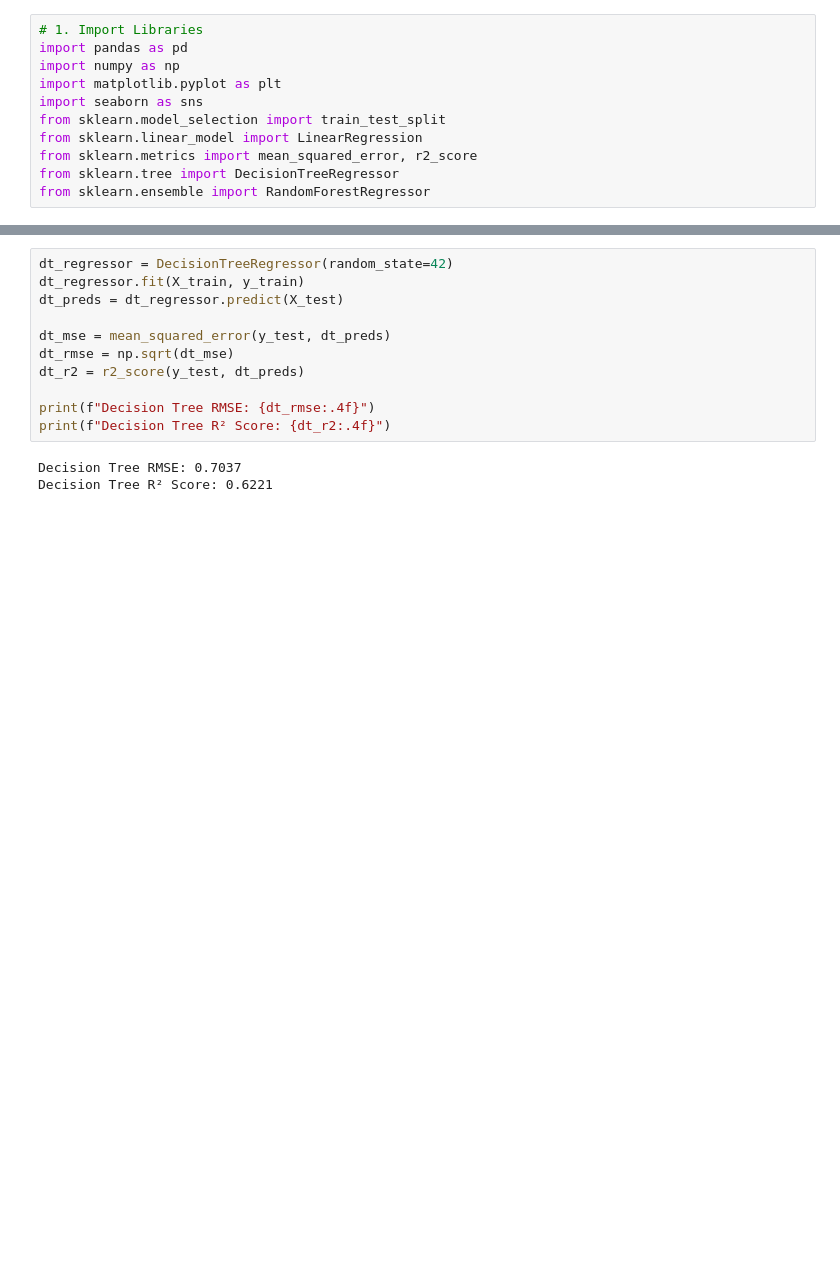
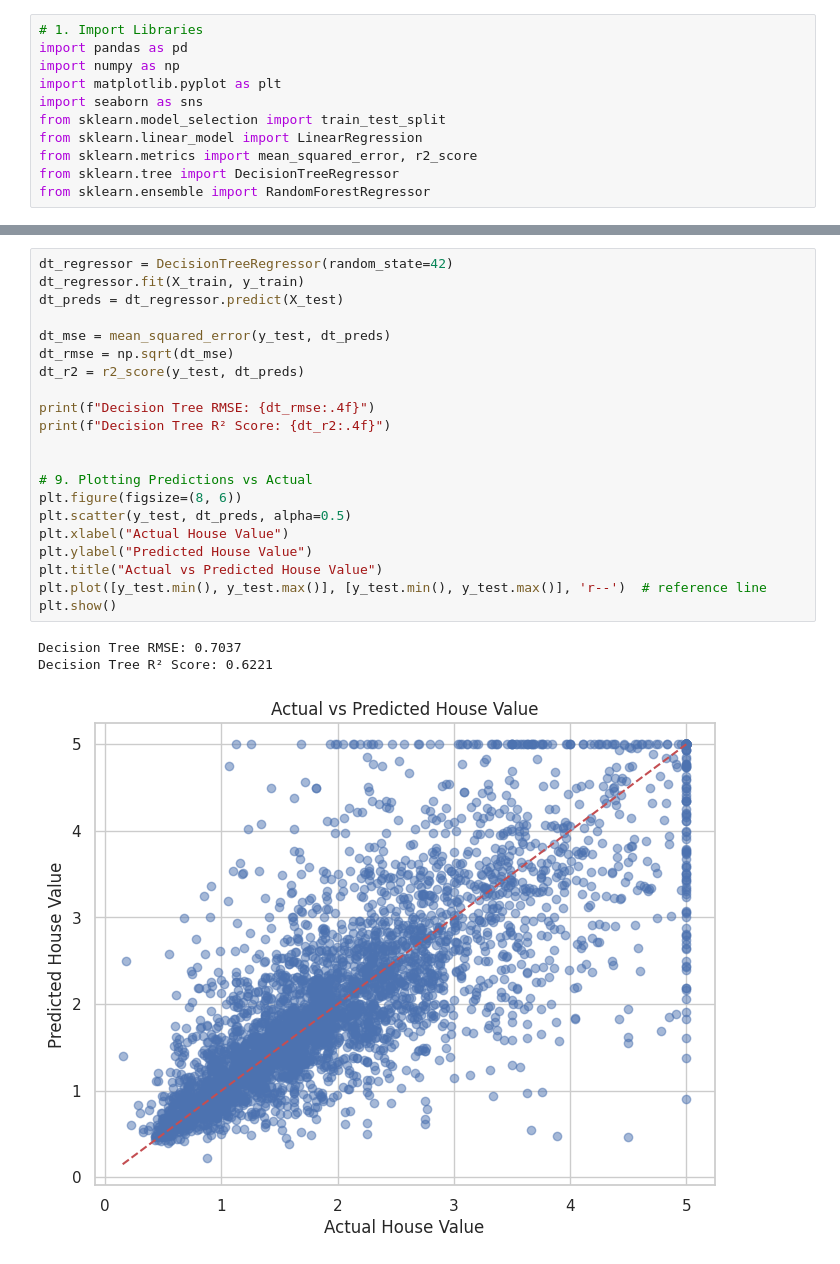
Before and after one commit to Prem386/Machine-Learning, a Jupyter notebook: ML.ipynb, the cells around one changed output, grey strips where cells are left out. Saved outputs shown, nothing was run; the diff lists cells and outputs as text; blank space fills up the shorter version.

```diff
--- a/ML.ipynb
+++ b/ML.ipynb
@@ -105,17 +112,28 @@ R² Score: 0.58
 # %%
 dt_regressor = DecisionTreeRegressor(random_state=42)
 dt_regressor.fit(X_train, y_train)
 dt_preds = dt_regressor.predict(X_test)
 
 dt_mse = mean_squared_error(y_test, dt_preds)
 dt_rmse = np.sqrt(dt_mse)
 dt_r2 = r2_score(y_test, dt_preds)
 
 print(f"Decision Tree RMSE: {dt_rmse:.4f}")
 print(f"Decision Tree R² Score: {dt_r2:.4f}")
+
+
+# 9. Plotting Predictions vs Actual
+plt.figure(figsize=(8, 6))
+plt.scatter(y_test, dt_preds, alpha=0.5)
+plt.xlabel("Actual House Value")
+plt.ylabel("Predicted House Value")
+plt.title("Actual vs Predicted House Value")
+plt.plot([y_test.min(), y_test.max()], [y_test.min(), y_test.max()], 'r--')  # reference line
+plt.show()
 # %% [output]
 Decision Tree RMSE: 0.7037
 Decision Tree R² Score: 0.6221
+[figure, added]
 # %%
 rf_regressor = RandomForestRegressor(random_state=42)
 rf_regressor.fit(X_train, y_train)
```
Also changed, not shown: parts of 4 cells of this notebook.
